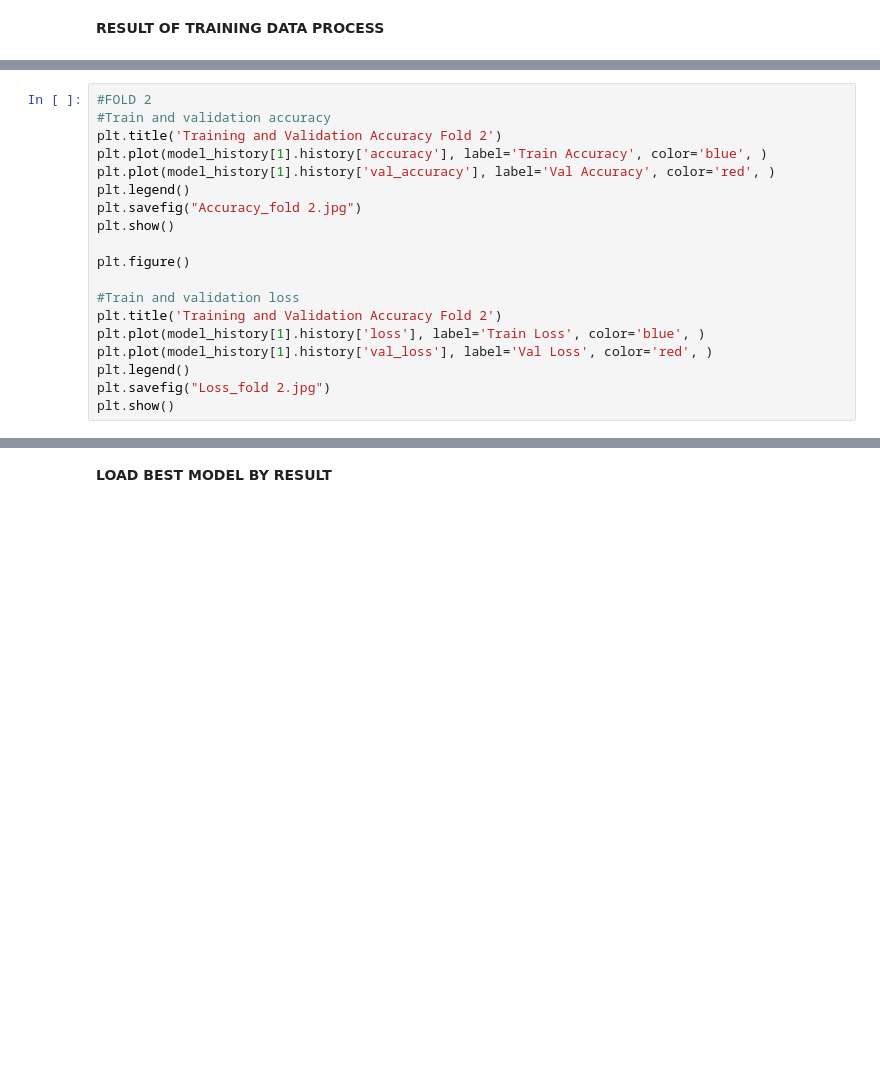
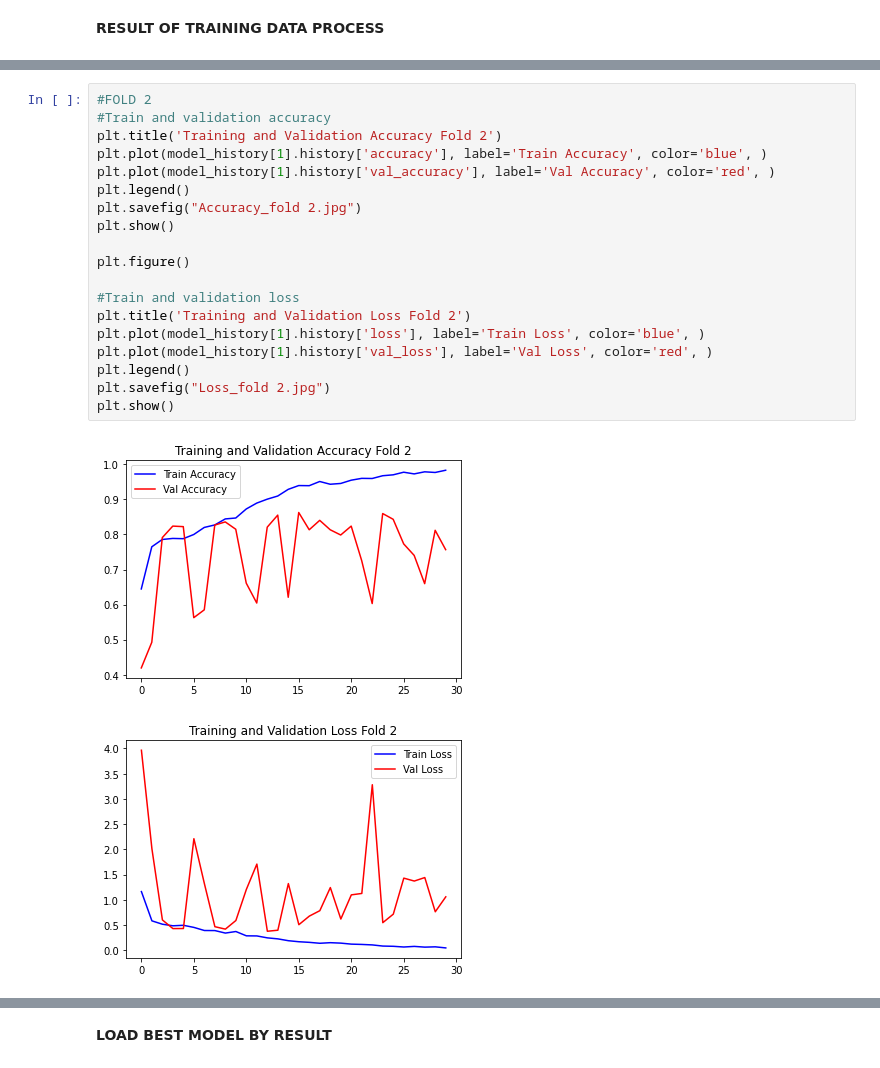
Before and after one commit to avishatr/TA, a Jupyter notebook: alexnet-corn-or-maize-disease-detectection.ipynb, the cells around one changed output, grey strips where cells are left out. Drawn from its saved outputs; the diff is of its cells as text; blank space fills up the shorter version.

```diff
--- a/alexnet-corn-or-maize-disease-detectection.ipynb
+++ b/alexnet-corn-or-maize-disease-detectection.ipynb
@@ -235,22 +284,25 @@ plt.show()
 # %%
 #FOLD 2
 #Train and validation accuracy
 plt.title('Training and Validation Accuracy Fold 2')
 plt.plot(model_history[1].history['accuracy'], label='Train Accuracy', color='blue', )
 plt.plot(model_history[1].history['val_accuracy'], label='Val Accuracy', color='red', )
 plt.legend()
 plt.savefig("Accuracy_fold 2.jpg")
 plt.show()
 
 plt.figure()
 
 #Train and validation loss
-plt.title('Training and Validation Accuracy Fold 2')
+plt.title('Training and Validation Loss Fold 2')
 plt.plot(model_history[1].history['loss'], label='Train Loss', color='blue', )
 plt.plot(model_history[1].history['val_loss'], label='Val Loss', color='red', )
 plt.legend()
 plt.savefig("Loss_fold 2.jpg")
 plt.show()
+# %% [output]
+[figure, added]
+[figure, added]
 # %%
 #FOLD 3
 #Train and validation accuracy
```
Also changed, not shown: parts of 17 cells of this notebook.
